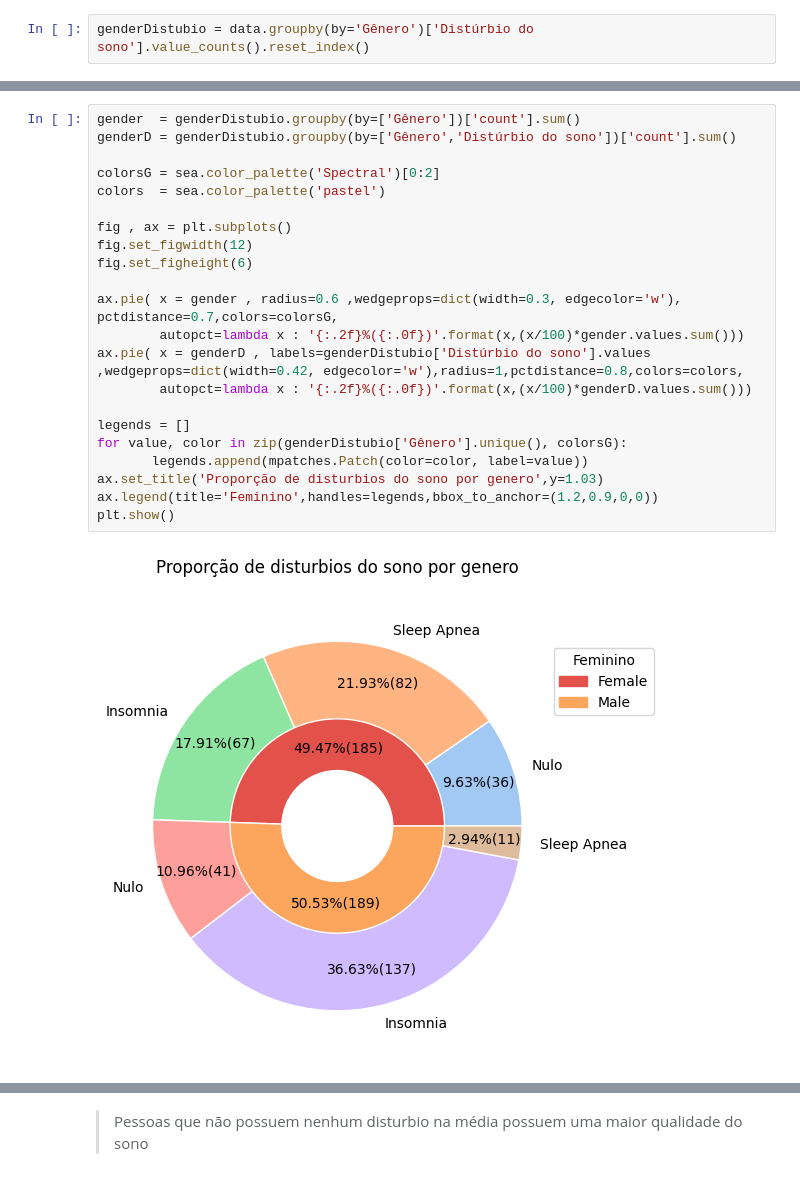
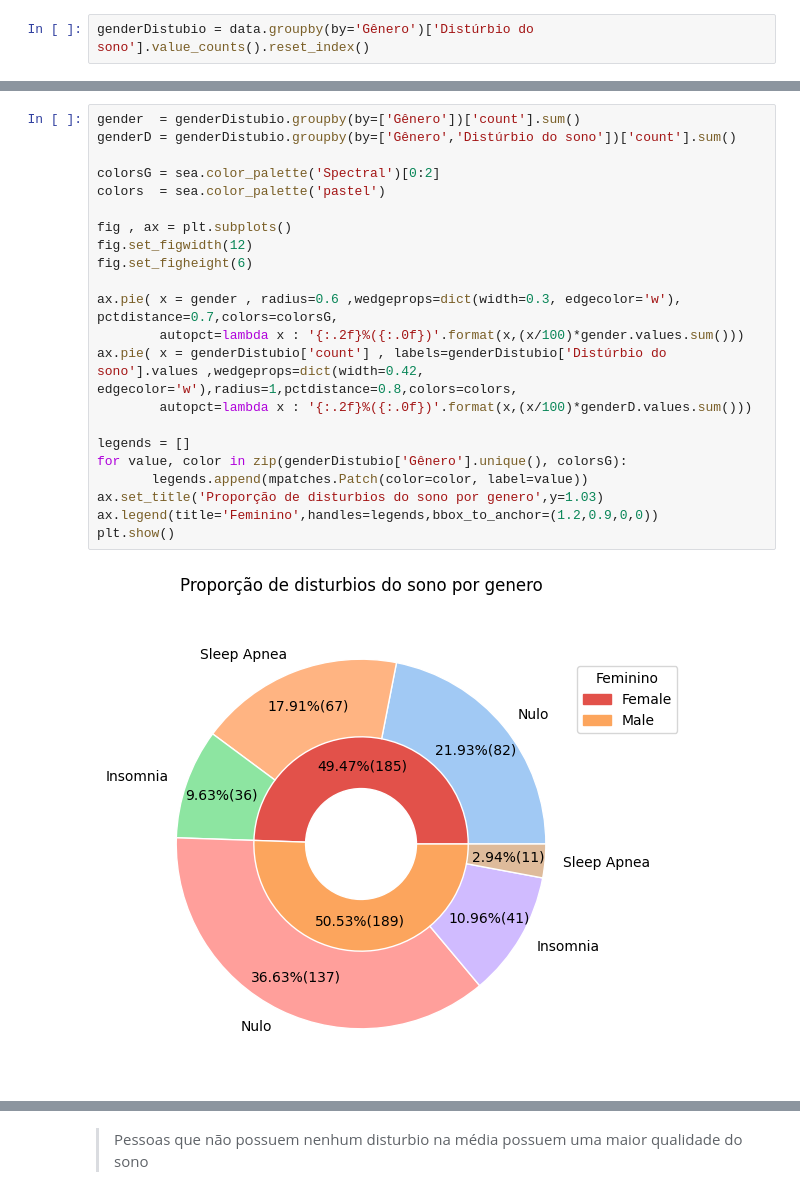
Before and after one commit to kaladabrio2020/Classfica-aoQualidadeDoSono, a Jupyter notebook: DisturbioDoSonoPrediction.ipynb, the cells around one changed output, grey strips where cells are left out. Saved outputs shown, nothing was run; the diff lists cells and outputs as text.

```diff
--- a/DisturbioDoSonoPrediction.ipynb
+++ b/DisturbioDoSonoPrediction.ipynb
@@ -144,27 +154,27 @@ genderDistubio = data.groupby(by='Gênero')['Distúrbio do sono'].value_counts()
 # %%
 gender  = genderDistubio.groupby(by=['Gênero'])['count'].sum()
 genderD = genderDistubio.groupby(by=['Gênero','Distúrbio do sono'])['count'].sum()
 
 colorsG = sea.color_palette('Spectral')[0:2]
 colors  = sea.color_palette('pastel')
 
 fig , ax = plt.subplots()
 fig.set_figwidth(12)
 fig.set_figheight(6)
 
 ax.pie( x = gender , radius=0.6 ,wedgeprops=dict(width=0.3, edgecolor='w'), pctdistance=0.7,colors=colorsG,
         autopct=lambda x : '{:.2f}%({:.0f})'.format(x,(x/100)*gender.values.sum()))
-ax.pie( x = genderD , labels=genderDistubio['Distúrbio do sono'].values ,wedgeprops=dict(width=0.42, edgecolor='w'),radius=1,pctdistance=0.8,colors=colors,
+ax.pie( x = genderDistubio['count'] , labels=genderDistubio['Distúrbio do sono'].values ,wedgeprops=dict(width=0.42, edgecolor='w'),radius=1,pctdistance=0.8,colors=colors,
         autopct=lambda x : '{:.2f}%({:.0f})'.format(x,(x/100)*genderD.values.sum()))
 
 legends = []
 for value, color in zip(genderDistubio['Gênero'].unique(), colorsG):
        legends.append(mpatches.Patch(color=color, label=value))
 ax.set_title('Proporção de disturbios do sono por genero',y=1.03)
 ax.legend(title='Feminino',handles=legends,bbox_to_anchor=(1.2,0.9,0,0))
 plt.show()
 # %% [output]
-[figure, old version]
+[figure, new version]
 # %%
 bar = pd.concat([data.drop(columns='Idade'),pd.cut(data['Idade'],bins=[26,35,45,60])],axis=1).groupby( by=['Idade','Distúrbio do sono'] )['Qualidade do sono (escala: 1-10)'].mean().reset_index(name='Média Qualidade do sono (escala: 1-10)')
 
```
Also changed, not shown: parts of 18 cells of this notebook, 1 other file.
